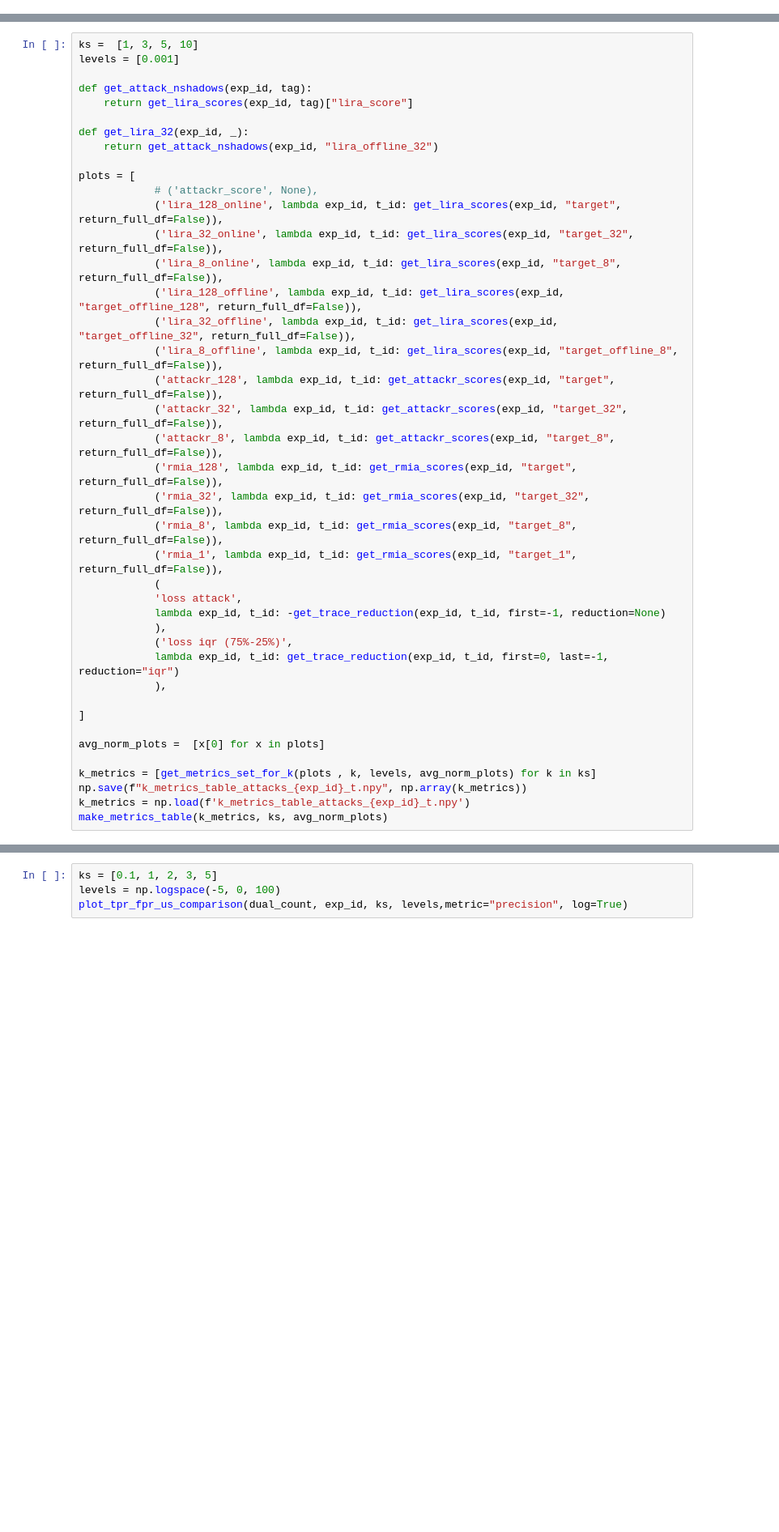
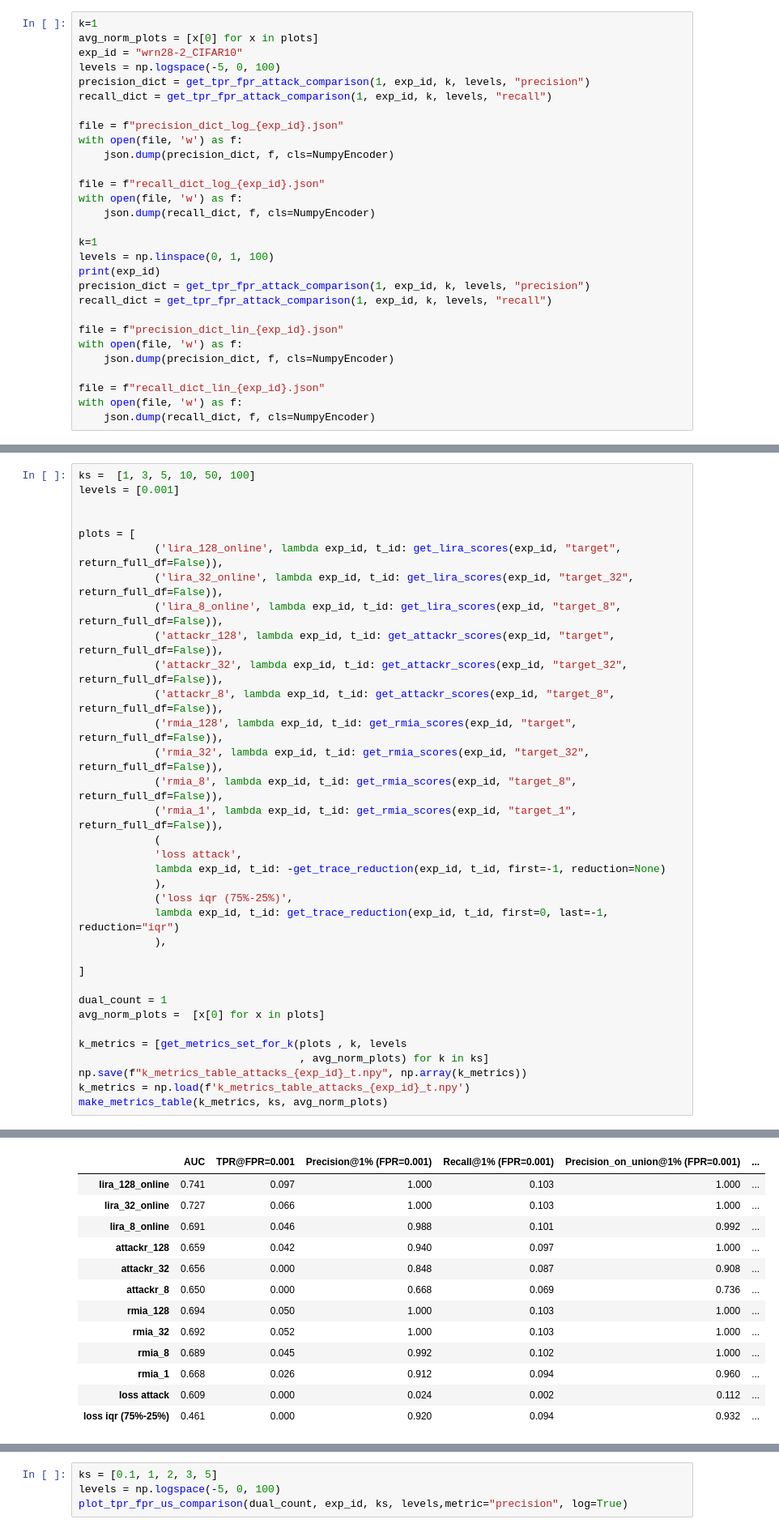
Before and after one commit to varshb/loss-traces-defenses, a Jupyter notebook: results/plots.ipynb, the cells around one changed output, grey strips where cells are left out. Shown: that part at 81% size. Cells and saved outputs as stored; diff of their text form; blank space fills up the shorter version.

```diff
--- a/results/plots.ipynb
+++ b/results/plots.ipynb
@@ -431,0 +534,29 @@ with open(file, 'w') as f:
+# %%
+k=1
+avg_norm_plots = [x[0] for x in plots]
+exp_id = "wrn28-2_CIFAR10"
+levels = np.logspace(-5, 0, 100)
+precision_dict = get_tpr_fpr_attack_comparison(1, exp_id, k, levels, "precision")
+recall_dict = get_tpr_fpr_attack_comparison(1, exp_id, k, levels, "recall")
+
+file = f"precision_dict_log_{exp_id}.json"
+with open(file, 'w') as f:
+    json.dump(precision_dict, f, cls=NumpyEncoder)
+
+file = f"recall_dict_log_{exp_id}.json"
+with open(file, 'w') as f:
+    json.dump(recall_dict, f, cls=NumpyEncoder)
+
+k=1
+levels = np.linspace(0, 1, 100)
+print(exp_id)
+precision_dict = get_tpr_fpr_attack_comparison(1, exp_id, k, levels, "precision")
+recall_dict = get_tpr_fpr_attack_comparison(1, exp_id, k, levels, "recall")
+
+file = f"precision_dict_lin_{exp_id}.json"
+with open(file, 'w') as f:
+    json.dump(precision_dict, f, cls=NumpyEncoder)
+
+file = f"recall_dict_lin_{exp_id}.json"
+with open(file, 'w') as f:
+    json.dump(recall_dict, f, cls=NumpyEncoder)
@@ -530,21 +668,12 @@ make_metrics_table(k_metrics, ks, avg_norm_plots)
 # %%
-ks =  [1, 3, 5, 10]
+ks =  [1, 3, 5, 10, 50, 100]
 levels = [0.001]
 
-def get_attack_nshadows(exp_id, tag):
-    return get_lira_scores(exp_id, tag)["lira_score"]
-
-def get_lira_32(exp_id, _):
-    return get_attack_nshadows(exp_id, "lira_offline_32")
 
 plots = [
-            # ('attackr_score', None),
             ('lira_128_online', lambda exp_id, t_id: get_lira_scores(exp_id, "target", return_full_df=False)),
             ('lira_32_online', lambda exp_id, t_id: get_lira_scores(exp_id, "target_32", return_full_df=False)),
             ('lira_8_online', lambda exp_id, t_id: get_lira_scores(exp_id, "target_8", return_full_df=False)),
-            ('lira_128_offline', lambda exp_id, t_id: get_lira_scores(exp_id, "target_offline_128", return_full_df=False)),
-            ('lira_32_offline', lambda exp_id, t_id: get_lira_scores(exp_id, "target_offline_32", return_full_df=False)),
-            ('lira_8_offline', lambda exp_id, t_id: get_lira_scores(exp_id, "target_offline_8", return_full_df=False)),
             ('attackr_128', lambda exp_id, t_id: get_attackr_scores(exp_id, "target", return_full_df=False)),
             ('attackr_32', lambda exp_id, t_id: get_attackr_scores(exp_id, "target_32", return_full_df=False)),
             ('attackr_8', lambda exp_id, t_id: get_attackr_scores(exp_id, "target_8", return_full_df=False)),
@@ -562,9 +691,12 @@ plots = [
 
 ]
 
+dual_count = 1
 avg_norm_plots =  [x[0] for x in plots]
 
-k_metrics = [get_metrics_set_for_k(plots , k, levels, avg_norm_plots) for k in ks]
+k_metrics = [get_metrics_set_for_k(plots , k, levels
+                                   , avg_norm_plots) for k in ks]
 np.save(f"k_metrics_table_attacks_{exp_id}_t.npy", np.array(k_metrics))
 k_metrics = np.load(f'k_metrics_table_attacks_{exp_id}_t.npy')
 make_metrics_table(k_metrics, ks, avg_norm_plots)
+# %% [output]
@@ -570,0 +704,13 @@ make_metrics_table(k_metrics, ks, avg_norm_plots)
+|  | AUC | TPR@FPR=0.001 | Precision@1% (FPR=0.001) | Recall@1% (FPR=0.001) | Precision_on_union@1% (FPR=0.001) | ... |
+| lira_128_online | 0.741 | 0.097 | 1.000 | 0.103 | 1.000 | ... |
+| lira_32_online | 0.727 | 0.066 | 1.000 | 0.103 | 1.000 | ... |
+| lira_8_online | 0.691 | 0.046 | 0.988 | 0.101 | 0.992 | ... |
+| attackr_128 | 0.659 | 0.042 | 0.940 | 0.097 | 1.000 | ... |
+| attackr_32 | 0.656 | 0.000 | 0.848 | 0.087 | 0.908 | ... |
+| attackr_8 | 0.650 | 0.000 | 0.668 | 0.069 | 0.736 | ... |
+| rmia_128 | 0.694 | 0.050 | 1.000 | 0.103 | 1.000 | ... |
+| rmia_32 | 0.692 | 0.052 | 1.000 | 0.103 | 1.000 | ... |
+| rmia_8 | 0.689 | 0.045 | 0.992 | 0.102 | 1.000 | ... |
+| rmia_1 | 0.668 | 0.026 | 0.912 | 0.094 | 0.960 | ... |
+| loss attack | 0.609 | 0.000 | 0.024 | 0.002 | 0.112 | ... |
+| loss iqr (75%-25%) | 0.461 | 0.000 | 0.920 | 0.094 | 0.932 | ... |
```
Also changed, not shown: parts of 24 cells of this notebook.
